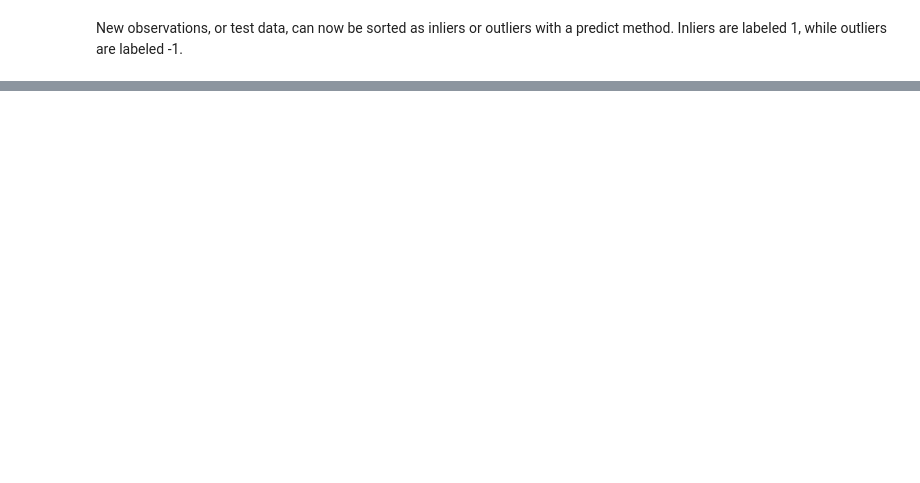
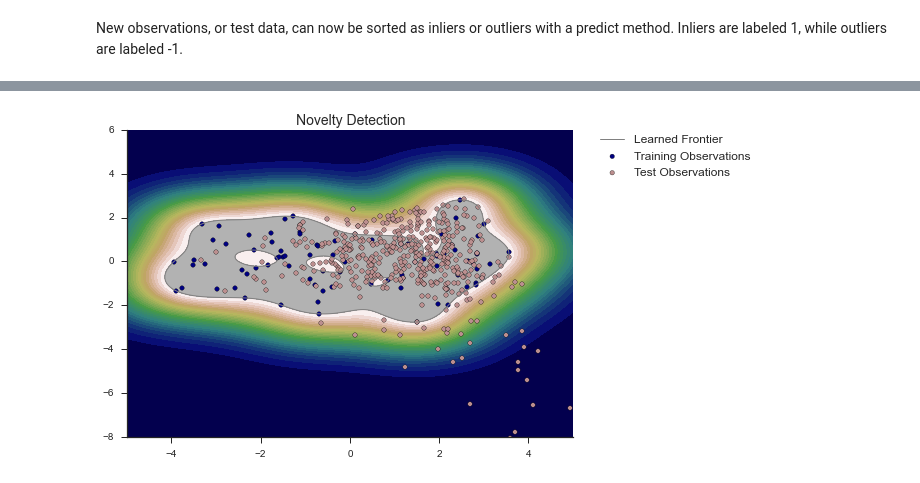
Before and after one commit to medennikova/itunes-music-analysis, a Jupyter notebook: 04_Novelty_detection.ipynb, the cells around one changed output, grey strips where cells are left out. Drawn from its saved outputs; the diff is of its cells as text; code cells hidden in the pictures; blank space fills up the shorter version.

Commit message:
novelty detection by one class

```diff
--- a/04_Novelty_detection.ipynb
+++ b/04_Novelty_detection.ipynb
@@ -85,0 +115,19 @@ print ("Number of tracks that match the training set: {0}."
+# %%
+from sklearn.base import clone
+
+# copy the model
+svm_model_2d = clone(svm_model)
+
+# train the model on a 2d data
+svm_model_2d.fit(train_2d)
+
+# make prediction
+test_novelty_2d = svm_model_2d.predict(test_2d)
+
+# number of tracks outside set boudaries
+n_error_test_2d = test_novelty_2d[test_novelty_2d == -1].size
+
+print ("Number of tracks that match the training set: {0}."
+       "\nNumber of tracks outside set boudaries: {1}."
+       .format((test_novelty_2d.size - n_error_test_2d),
+               n_error_test_2d))
@@ -85,0 +142,31 @@ print ("Number of tracks that match the training set: {0}."
+# %%
+# create a mesh to plot in
+x_min, x_max = train_2d[:, 0].min() - 2, train_2d[:, 0].max() + 2
+y_min, y_max = train_2d[:, 1].min() - 6, train_2d[:, 1].max() + 4
+# step size in the mesh
+h = 0.05
+xx, yy = np.meshgrid(np.arange(x_min, x_max, h),
+                     np.arange(y_min, y_max, h))
+
+Z = svm_model_2d.decision_function(np.c_[xx.ravel(), yy.ravel()])
+Z = Z.reshape(xx.shape)
+
+plt.title("Novelty Detection", {'fontsize': 14})
+
+plt.contourf(xx, yy, Z, levels=np.linspace(Z.min(), 0, 30), cmap=plt.cm.gist_earth)
+a = plt.contour(xx, yy, Z, levels=[0], linewidths=1, colors='grey')
+plt.contourf(xx, yy, Z, levels=[0, Z.max()], colors='grey', alpha=0.6)
+
+b1 = plt.scatter(train_2d[:, 0], train_2d[:, 1], c='navy') # train set
+b2 = plt.scatter(test_2d[:, 0], test_2d[:, 1], c='rosybrown') # test set
+plt.xlim((-5, 5))
+plt.ylim((-8, 6))
+plt.legend([a.collections[0], b1, b2],
+           ["Learned Frontier", "Training Observations",
+            "Test Observations"], bbox_to_anchor=(1.05, 1), borderaxespad=0.,
+           loc=2,
+           prop=matplotlib.font_manager.FontProperties(size=12))
+sns.despine()
+plt.show()
+# %% [output]
+[figure, added]
```
Also changed, not shown: parts of 34 cells of this notebook, 4 other files.
